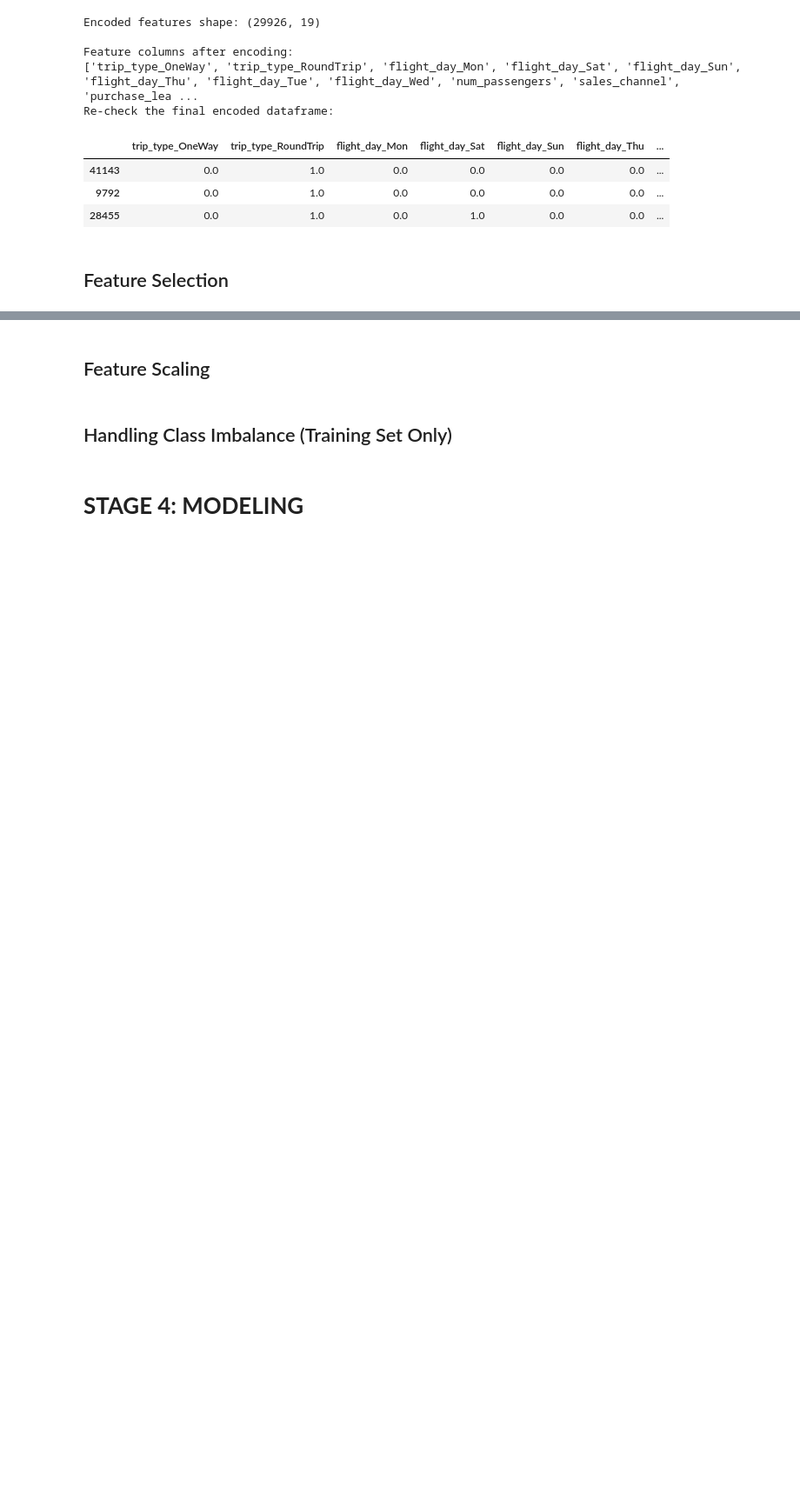
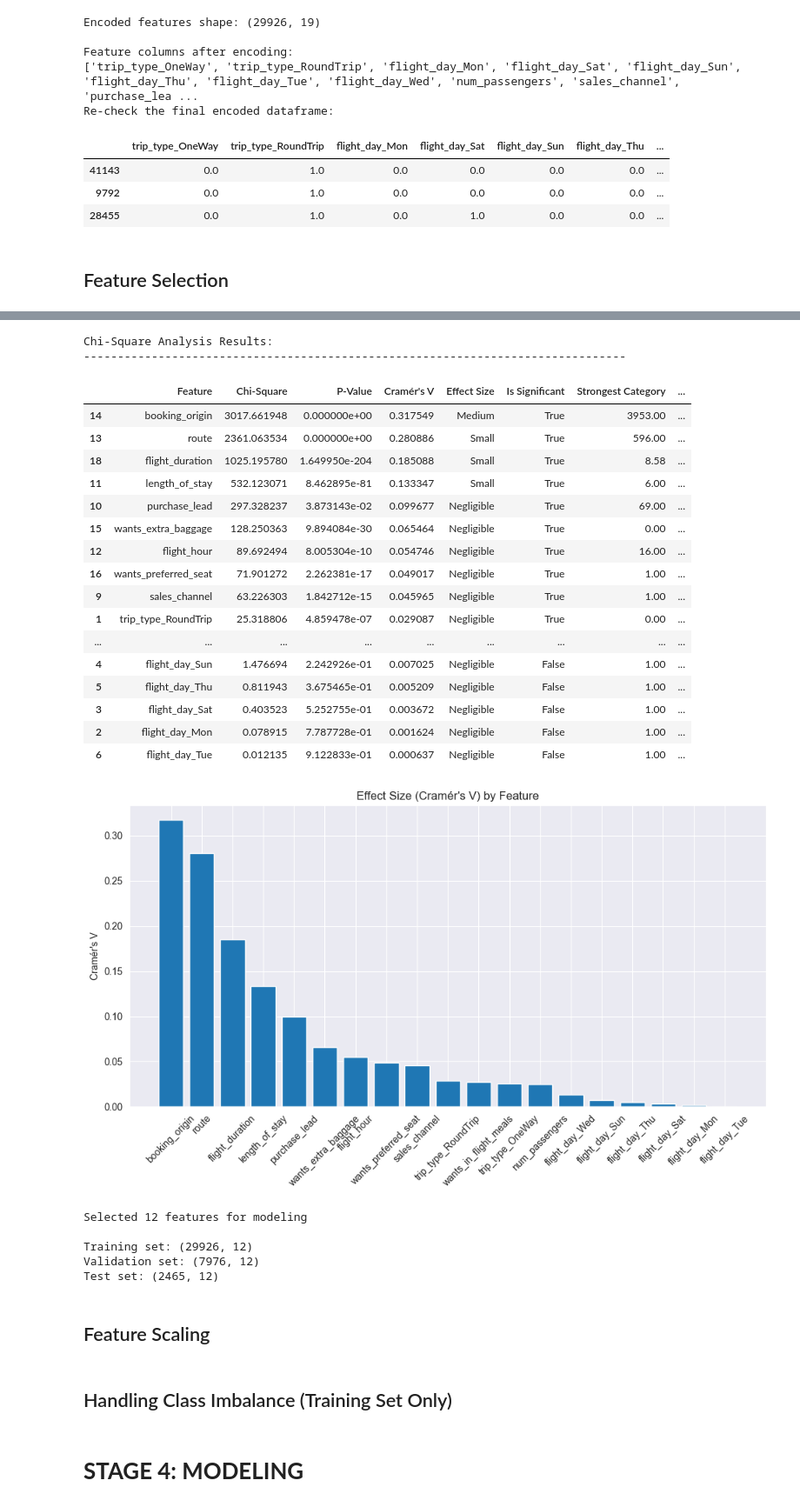
Before and after one commit to mcikalmerdeka/British-Airways-Flight-Booking-Prediction, a Jupyter notebook: notebook_fix.ipynb, the cells around one changed output, grey strips where cells are left out. Shown at 87% size. Saved outputs shown, nothing was run; the diff lists cells and outputs as text; code cells hidden in the pictures; blank space fills up the shorter version.

Commit message:
refactor: edit up until feature selection

```diff
--- a/notebook_fix.ipynb
+++ b/notebook_fix.ipynb
@@ -612,2 +651,61 @@ Top 15 features by Mutual Information:
+# %%
+# Categorical features correlation analysis
+from utils import analyze_categorical_relationships
+
+# Temporary combine train features and target
+df_train_encoded = pd.concat([X_train_encoded, y_train_clean], axis=1)
+
+# Analyze relationships between categorical features and target
+results = analyze_categorical_relationships(
+    df_train_encoded,
+    features=[col for col in df_train_encoded if col != "booking_complete"],
+    target="booking_complete",
+    alpha=0.05
+)
+# %% [output]
+Chi-Square Analysis Results:
+--------------------------------------------------------------------------------
+|  | Feature | Chi-Square | P-Value | Cramér's V | Effect Size | Is Significant | Strongest Category | ... |
+| 14 | booking_origin | 3017.661948 | 0.000000e+00 | 0.317549 | Medium | True | 3953.00 | ... |
+| 13 | route | 2361.063534 | 0.000000e+00 | 0.280886 | Small | True | 596.00 | ... |
+| 18 | flight_duration | 1025.195780 | 1.649950e-204 | 0.185088 | Small | True | 8.58 | ... |
+| 11 | length_of_stay | 532.123071 | 8.462895e-81 | 0.133347 | Small | True | 6.00 | ... |
+| 10 | purchase_lead | 297.328237 | 3.873143e-02 | 0.099677 | Negligible | True | 69.00 | ... |
+| 15 | wants_extra_baggage | 128.250363 | 9.894084e-30 | 0.065464 | Negligible | True | 0.00 | ... |
+| 12 | flight_hour | 89.692494 | 8.005304e-10 | 0.054746 | Negligible | True | 16.00 | ... |
+| 16 | wants_preferred_seat | 71.901272 | 2.262381e-17 | 0.049017 | Negligible | True | 1.00 | ... |
+| 9 | sales_channel | 63.226303 | 1.842712e-15 | 0.045965 | Negligible | True | 1.00 | ... |
+| 1 | trip_type_RoundTrip | 25.318806 | 4.859478e-07 | 0.029087 | Negligible | True | 0.00 | ... |
+| ... | ... | ... | ... | ... | ... | ... | ... | ... |
+| 4 | flight_day_Sun | 1.476694 | 2.242926e-01 | 0.007025 | Negligible | False | 1.00 | ... |
+| 5 | flight_day_Thu | 0.811943 | 3.675465e-01 | 0.005209 | Negligible | False | 1.00 | ... |
+| 3 | flight_day_Sat | 0.403523 | 5.252755e-01 | 0.003672 | Negligible | False | 1.00 | ... |
+| 2 | flight_day_Mon | 0.078915 | 7.787728e-01 | 0.001624 | Negligible | False | 1.00 | ... |
+| 6 | flight_day_Tue | 0.012135 | 9.122833e-01 | 0.000637 | Negligible | False | 1.00 | ... |
+[figure, added]
+# %%
+# Select features based on training data analysis
+base_cols = ["booking_origin", "route", "flight_duration", "length_of_stay",
+       "sales_channel", "purchase_lead", "wants_extra_baggage", "wants_preferred_seat",
+       "wants_in_flight_meals", "num_passengers"]
+
+trip_type_cols = [col for col in X_train_encoded.columns if col.startswith("trip_type_")]
+selected_cols = base_cols + trip_type_cols
+
+# Apply feature selection to all sets
+X_train_selected = X_train_encoded[selected_cols]
+X_val_selected = X_val_encoded[selected_cols]
+X_test_selected = X_test_encoded[selected_cols]
+
+print(f"Selected {len(selected_cols)} features for modeling")
+print(f"\nTraining set: {X_train_selected.shape}")
+print(f"Validation set: {X_val_selected.shape}")
+print(f"Test set: {X_test_selected.shape}")
+# %% [output]
+Selected 12 features for modeling
+
+Training set: (29926, 12)
+Validation set: (7976, 12)
+Test set: (2465, 12)
 # %% [markdown]
 ## Feature Scaling
```
Also changed, not shown: parts of 4 cells of this notebook.
